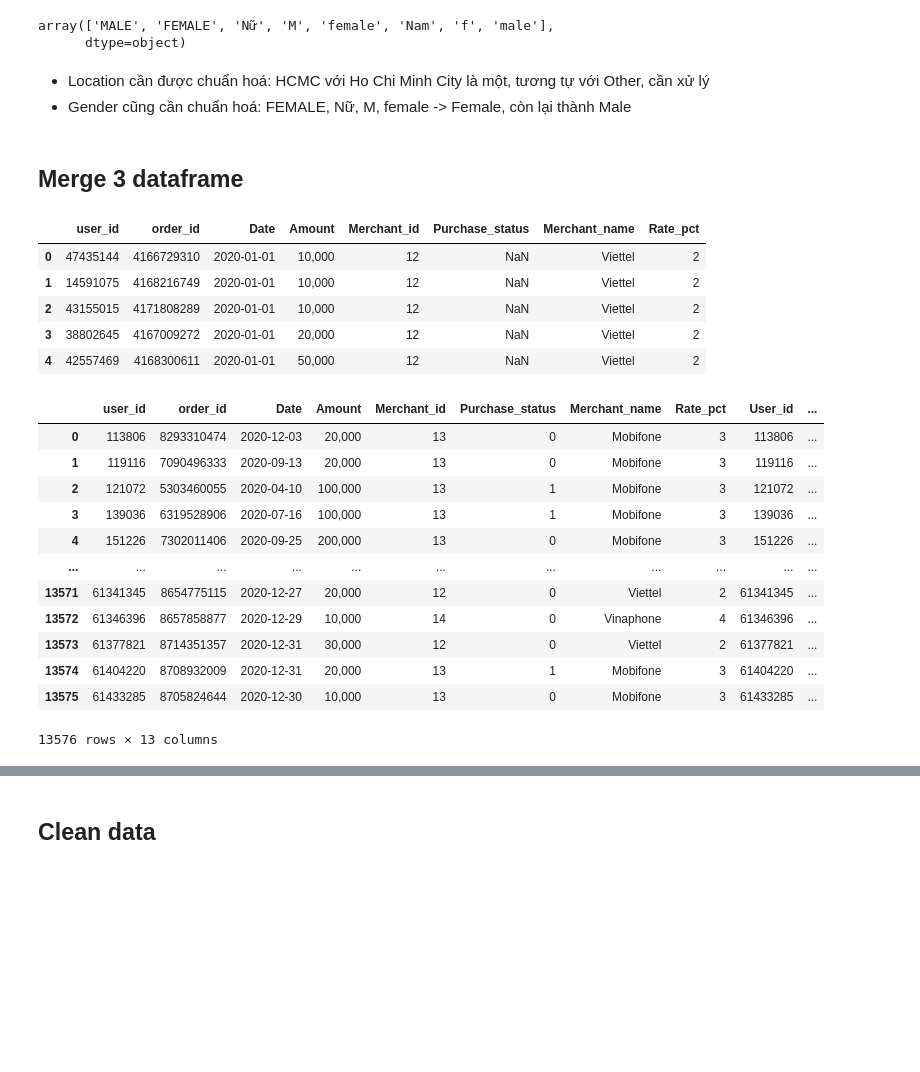
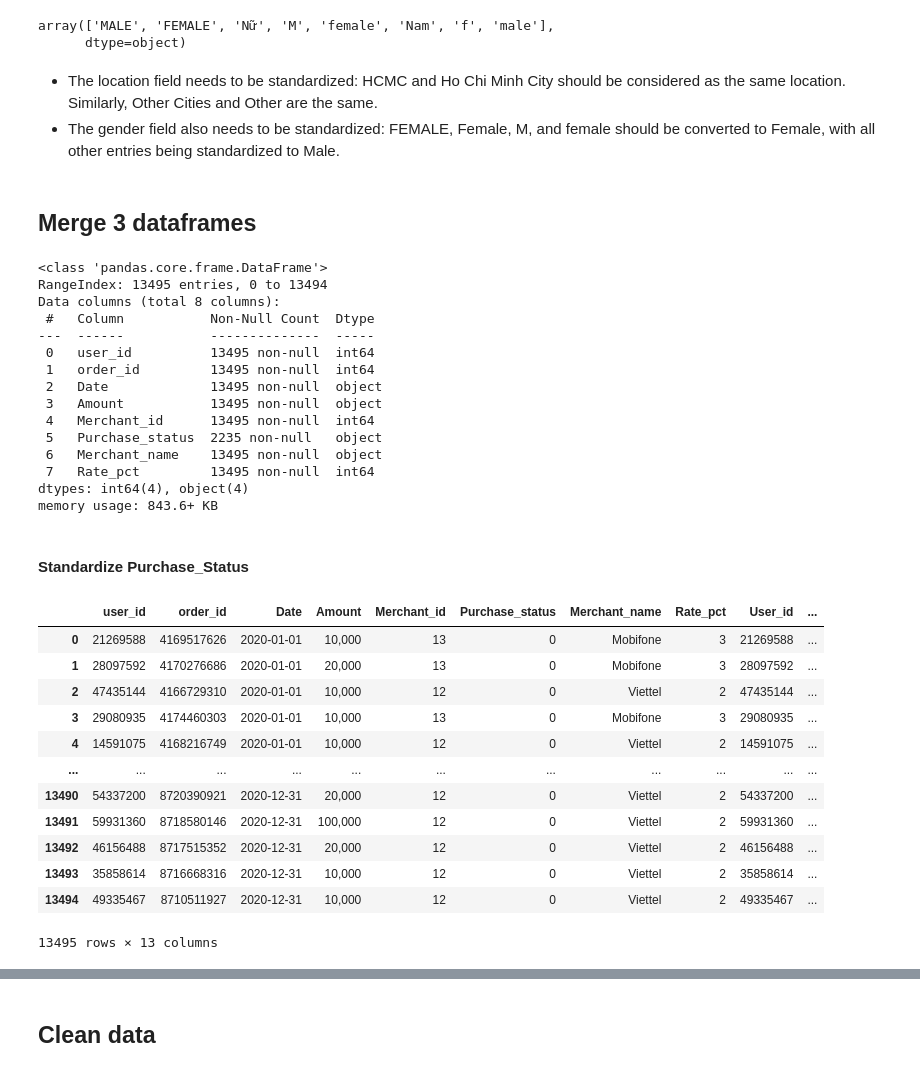
Before and after one commit to tanthanh2002/da_test, a Jupyter notebook: data_processing.ipynb, the cells around one changed output, grey strips where cells are left out. Cells and saved outputs as stored; diff of their text form; code cells hidden in the pictures; blank space fills up the shorter version.

```diff
--- a/data_processing.ipynb
+++ b/data_processing.ipynb
@@ -119,3 +134,6 @@ user_info_df.head()
+# %%
+# Deduplicate user
+user_info_df = user_info_df.drop_duplicates(subset='User_id')
 # %%
 user_info_df.shape
 # %% [output]
@@ -152,35 +170,46 @@ gender_distinct
 array(['MALE', 'FEMALE', 'Nữ', 'M', 'female', 'Nam', 'f', 'male'],
       dtype=object)
 # %% [markdown]
-- Location cần được chuẩn hoá: HCMC với Ho Chi Minh City là một, tương tự với Other, cần xử lý
-- Gender cũng cần chuẩn hoá: FEMALE, Nữ, M, female -> Female, còn lại thành Male
++ The location field needs to be standardized: HCMC and Ho Chi Minh City should be considered as the same location. Similarly, Other Cities and Other are the same.
++ The gender field also needs to be standardized: FEMALE, Female, M, and female should be converted to Female, with all other entries being standardized to Male.
 # %% [markdown]
-## Merge 3 dataframe
+## Merge 3 dataframes
 # %%
-transaction_commission = pd.merge(transaction_df, commission_df, on='Merchant_id', how='outer')
-transaction_commission.head()
+transaction_commission = pd.merge(transaction_df, commission_df, on='Merchant_id', how='left')
+transaction_commission.info()
 # %% [output]
-|  | user_id | order_id | Date | Amount | Merchant_id | Purchase_status | Merchant_name | Rate_pct |
-| 0 | 47435144 | 4166729310 | 2020-01-01 | 10,000 | 12 | NaN | Viettel | 2 |
-| 1 | 14591075 | 4168216749 | 2020-01-01 | 10,000 | 12 | NaN | Viettel | 2 |
-| 2 | 43155015 | 4171808289 | 2020-01-01 | 10,000 | 12 | NaN | Viettel | 2 |
-| 3 | 38802645 | 4167009272 | 2020-01-01 | 20,000 | 12 | NaN | Viettel | 2 |
-| 4 | 42557469 | 4168300611 | 2020-01-01 | 50,000 | 12 | NaN | Viettel | 2 |
+<class 'pandas.core.frame.DataFrame'>
+RangeIndex: 13495 entries, 0 to 13494
+Data columns (total 8 columns):
+ #   Column           Non-Null Count  Dtype
+---  ------           --------------  -----
+ 0   user_id          13495 non-null  int64
+ 1   order_id         13495 non-null  int64
+ 2   Date             13495 non-null  object
+ 3   Amount           13495 non-null  object
+ 4   Merchant_id      13495 non-null  int64
+ 5   Purchase_status  2235 non-null   object
+ 6   Merchant_name    13495 non-null  object
+ 7   Rate_pct         13495 non-null  int64
+dtypes: int64(4), object(4)
+memory usage: 843.6+ KB
+# %% [markdown]
+#### Standardize Purchase_Status
 # %%
-merged_df = pd.merge(transaction_commission, user_info_df, left_on = 'user_id', right_on='User_id', how='outer')
+merged_df = pd.merge(transaction_commission, user_info_df, left_on = 'user_id', right_on='User_id', how='left')
 merged_df['Purchase_status'] = merged_df['Purchase_status'].apply(lambda x: 1 if x == 'Mua hộ' else 0)
 merged_df
 # %% [output]
 |  | user_id | order_id | Date | Amount | Merchant_id | Purchase_status | Merchant_name | Rate_pct | User_id | ... |
-| 0 | 113806 | 8293310474 | 2020-12-03 | 20,000 | 13 | 0 | Mobifone | 3 | 113806 | ... |
-| 1 | 119116 | 7090496333 | 2020-09-13 | 20,000 | 13 | 0 | Mobifone | 3 | 119116 | ... |
-| 2 | 121072 | 5303460055 | 2020-04-10 | 100,000 | 13 | 1 | Mobifone | 3 | 121072 | ... |
-| 3 | 139036 | 6319528906 | 2020-07-16 | 100,000 | 13 | 1 | Mobifone | 3 | 139036 | ... |
-| 4 | 151226 | 7302011406 | 2020-09-25 | 200,000 | 13 | 0 | Mobifone | 3 | 151226 | ... |
+| 0 | 21269588 | 4169517626 | 2020-01-01 | 10,000 | 13 | 0 | Mobifone | 3 | 21269588 | ... |
+| 1 | 28097592 | 4170276686 | 2020-01-01 | 20,000 | 13 | 0 | Mobifone | 3 | 28097592 | ... |
+| 2 | 47435144 | 4166729310 | 2020-01-01 | 10,000 | 12 | 0 | Viettel | 2 | 47435144 | ... |
+| 3 | 29080935 | 4174460303 | 2020-01-01 | 10,000 | 13 | 0 | Mobifone | 3 | 29080935 | ... |
+| 4 | 14591075 | 4168216749 | 2020-01-01 | 10,000 | 12 | 0 | Viettel | 2 | 14591075 | ... |
 | ... | ... | ... | ... | ... | ... | ... | ... | ... | ... | ... |
-| 13571 | 61341345 | 8654775115 | 2020-12-27 | 20,000 | 12 | 0 | Viettel | 2 | 61341345 | ... |
-| 13572 | 61346396 | 8657858877 | 2020-12-29 | 10,000 | 14 | 0 | Vinaphone | 4 | 61346396 | ... |
-| 13573 | 61377821 | 8714351357 | 2020-12-31 | 30,000 | 12 | 0 | Viettel | 2 | 61377821 | ... |
-| 13574 | 61404220 | 8708932009 | 2020-12-31 | 20,000 | 13 | 1 | Mobifone | 3 | 61404220 | ... |
-| 13575 | 61433285 | 8705824644 | 2020-12-30 | 10,000 | 13 | 0 | Mobifone | 3 | 61433285 | ... |
+| 13490 | 54337200 | 8720390921 | 2020-12-31 | 20,000 | 12 | 0 | Viettel | 2 | 54337200 | ... |
+| 13491 | 59931360 | 8718580146 | 2020-12-31 | 100,000 | 12 | 0 | Viettel | 2 | 59931360 | ... |
+| 13492 | 46156488 | 8717515352 | 2020-12-31 | 20,000 | 12 | 0 | Viettel | 2 | 46156488 | ... |
+| 13493 | 35858614 | 8716668316 | 2020-12-31 | 10,000 | 12 | 0 | Viettel | 2 | 35858614 | ... |
+| 13494 | 49335467 | 8710511927 | 2020-12-31 | 10,000 | 12 | 0 | Viettel | 2 | 49335467 | ... |
-13576 rows × 13 columns
+13495 rows × 13 columns
```
Also changed, not shown: parts of 20 cells of this notebook, 1 other file.
